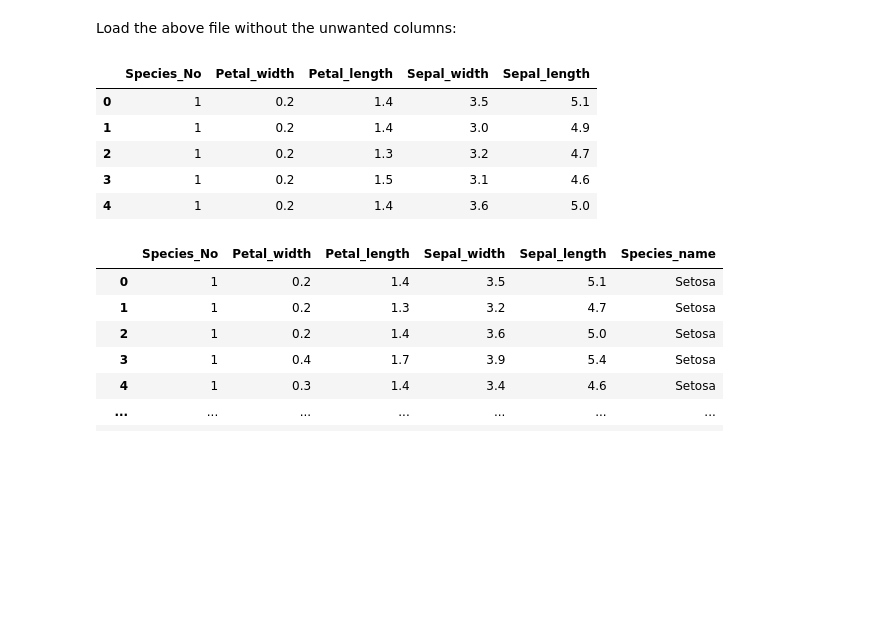
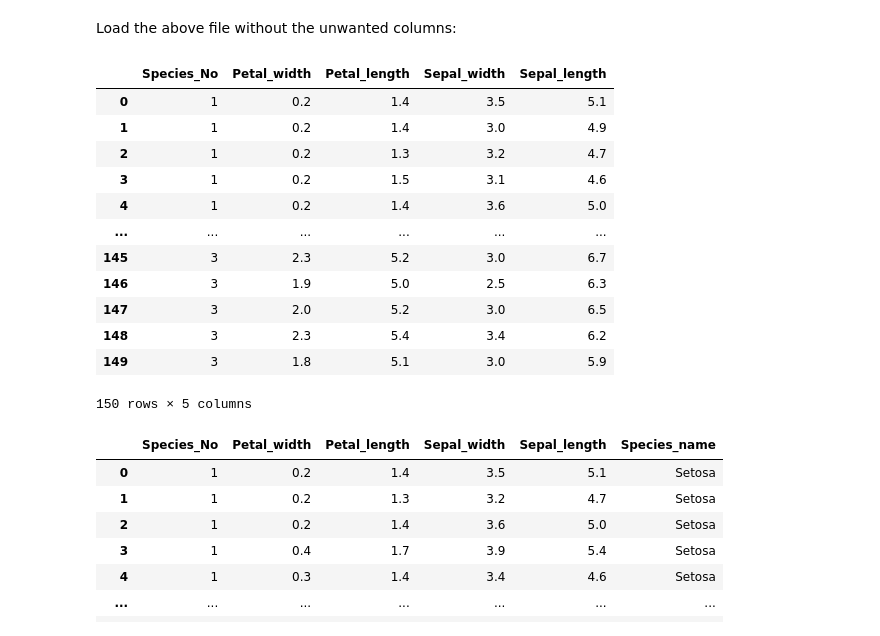
Before and after one commit to vicloo/Institute_of_Data, a Jupyter notebook: Module_2/IOD_Lab 2.1.1 (VL).ipynb, the cells around one changed output. Saved outputs shown, nothing was run; the diff lists cells and outputs as text; code cells hidden in the pictures; blank space fills up the shorter version.

```diff
--- a/Module_2/IOD_Lab 2.1.1 (VL).ipynb
+++ b/Module_2/IOD_Lab 2.1.1 (VL).ipynb
@@ -198,14 +198,21 @@ Load the above file without the unwanted columns:
 # %%
 #ANSWER
 df = pd.read_excel('C:/Users/victo/Documents/Institute_of_Data/DATA/Iris.xls', sheet_name='Data', header=0, usecols =[0,1,2,3,4])
-df.head()
+df
 # %% [output]
 |  | Species_No | Petal_width | Petal_length | Sepal_width | Sepal_length |
 | 0 | 1 | 0.2 | 1.4 | 3.5 | 5.1 |
 | 1 | 1 | 0.2 | 1.4 | 3.0 | 4.9 |
 | 2 | 1 | 0.2 | 1.3 | 3.2 | 4.7 |
 | 3 | 1 | 0.2 | 1.5 | 3.1 | 4.6 |
 | 4 | 1 | 0.2 | 1.4 | 3.6 | 5.0 |
+| ... | ... | ... | ... | ... | ... |
+| 145 | 3 | 2.3 | 5.2 | 3.0 | 6.7 |
+| 146 | 3 | 1.9 | 5.0 | 2.5 | 6.3 |
+| 147 | 3 | 2.0 | 5.2 | 3.0 | 6.5 |
+| 148 | 3 | 2.3 | 5.4 | 3.4 | 6.2 |
+| 149 | 3 | 1.8 | 5.1 | 3.0 | 5.9 |
+150 rows × 5 columns
 # %%
 #can "skiprows" when reading data, sometimes there are tables you wanna skip
 df = pd.read_excel('C:/Users/victo/Documents/Institute_of_Data/DATA/Iris.xls', sheet_name='Data', header=0, skiprows =[2,4,145])
```
Also changed, not shown: parts of 2 cells of this notebook, 10 other files.
